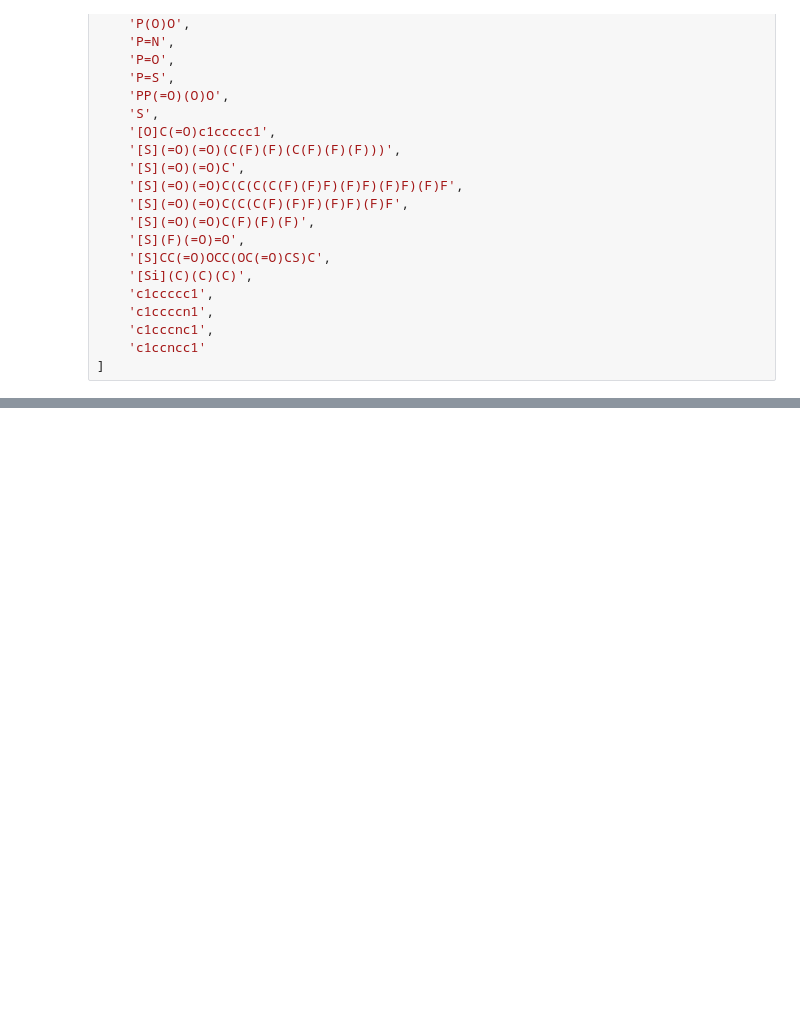
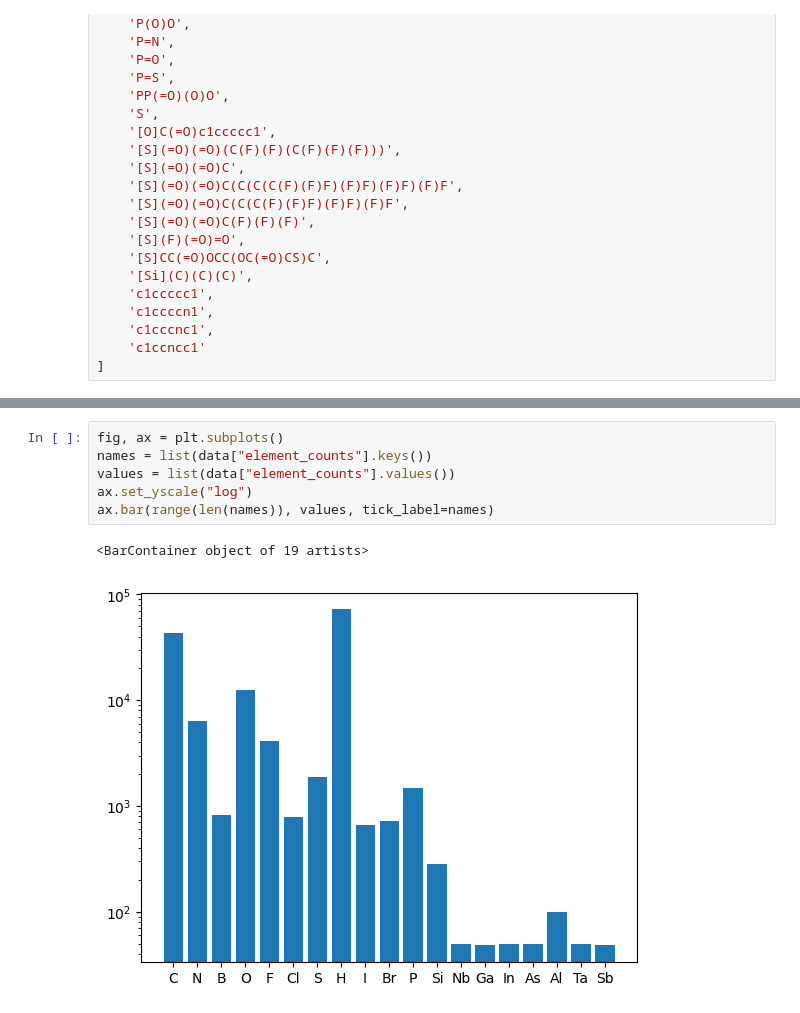
Before and after one commit to Open-Catalyst-Project/om-data, a Jupyter notebook: electrolytes/functionalization/functional_group_substitution.ipynb, the cells around one changed output, grey strips where cells are left out. Drawn from its saved outputs; the diff is of its cells as text; blank space fills up the shorter version.

```diff
--- a/electrolytes/functionalization/functional_group_substitution.ipynb
+++ b/electrolytes/functionalization/functional_group_substitution.ipynb
@@ -422,0 +517,9 @@ len(templates_solvent_additive) + len(templates_redox_flow) + len(templates_ions
+# %%
+fig, ax = plt.subplots()
+names = list(data["element_counts"].keys())
+values = list(data["element_counts"].values())
+ax.set_yscale("log")
+ax.bar(range(len(names)), values, tick_label=names)
+# %% [output]
+<BarContainer object of 19 artists>
+[figure, added]
```
Also changed, not shown: parts of 10 cells of this notebook, 2 other files.
